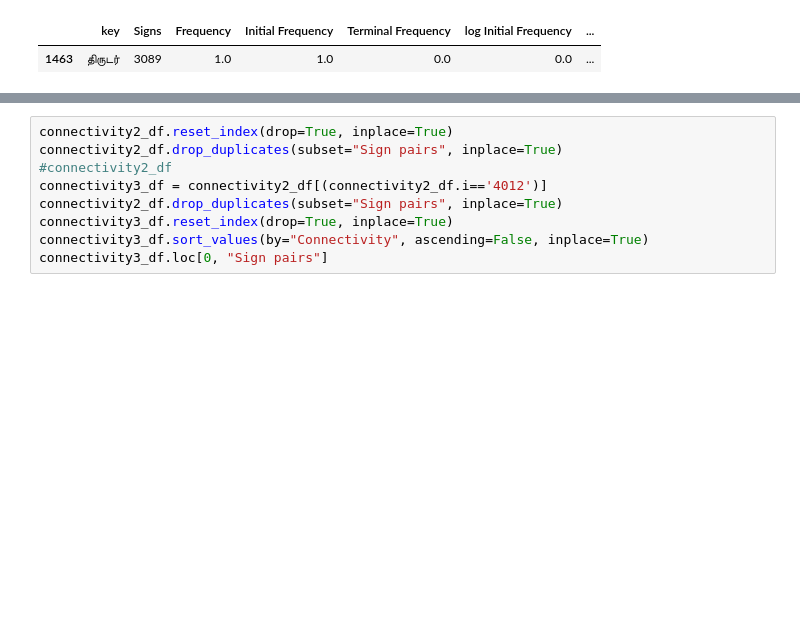
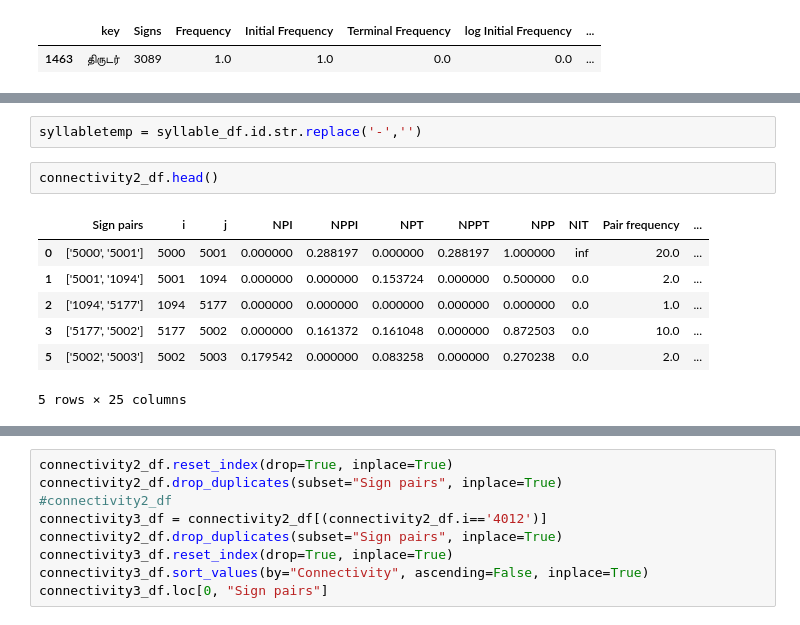
Before and after one commit to Kee2u/Deciphering_the_Indus_Valley_Script, a Jupyter notebook: Statistical_Analysis/Multivariate_Segmentation.ipynb, the cells around one changed output, grey strips where cells are left out. Cells and saved outputs as stored; diff of their text form; blank space fills up the shorter version.

```diff
--- a/Statistical_Analysis/Multivariate_Segmentation.ipynb
+++ b/Statistical_Analysis/Multivariate_Segmentation.ipynb
@@ -627,0 +639,12 @@ all_logograms[all_logograms["Signs"]=="3089"]
+# %%
+syllabletemp = syllable_df.id.str.replace('-','')
+# %%
+connectivity2_df.head()
+# %% [output]
+|  | Sign pairs | i | j | NPI | NPPI | NPT | NPPT | NPP | NIT | Pair frequency | ... |
+| 0 | ['5000', '5001'] | 5000 | 5001 | 0.000000 | 0.288197 | 0.000000 | 0.288197 | 1.000000 | inf | 20.0 | ... |
+| 1 | ['5001', '1094'] | 5001 | 1094 | 0.000000 | 0.000000 | 0.153724 | 0.000000 | 0.500000 | 0.0 | 2.0 | ... |
+| 2 | ['1094', '5177'] | 1094 | 5177 | 0.000000 | 0.000000 | 0.000000 | 0.000000 | 0.000000 | 0.0 | 1.0 | ... |
+| 3 | ['5177', '5002'] | 5177 | 5002 | 0.000000 | 0.161372 | 0.161048 | 0.000000 | 0.872503 | 0.0 | 10.0 | ... |
+| 5 | ['5002', '5003'] | 5002 | 5003 | 0.179542 | 0.000000 | 0.083258 | 0.000000 | 0.270238 | 0.0 | 2.0 | ... |
+5 rows × 25 columns
```
Also changed, not shown: parts of 6 cells of this notebook, 9 other files.
